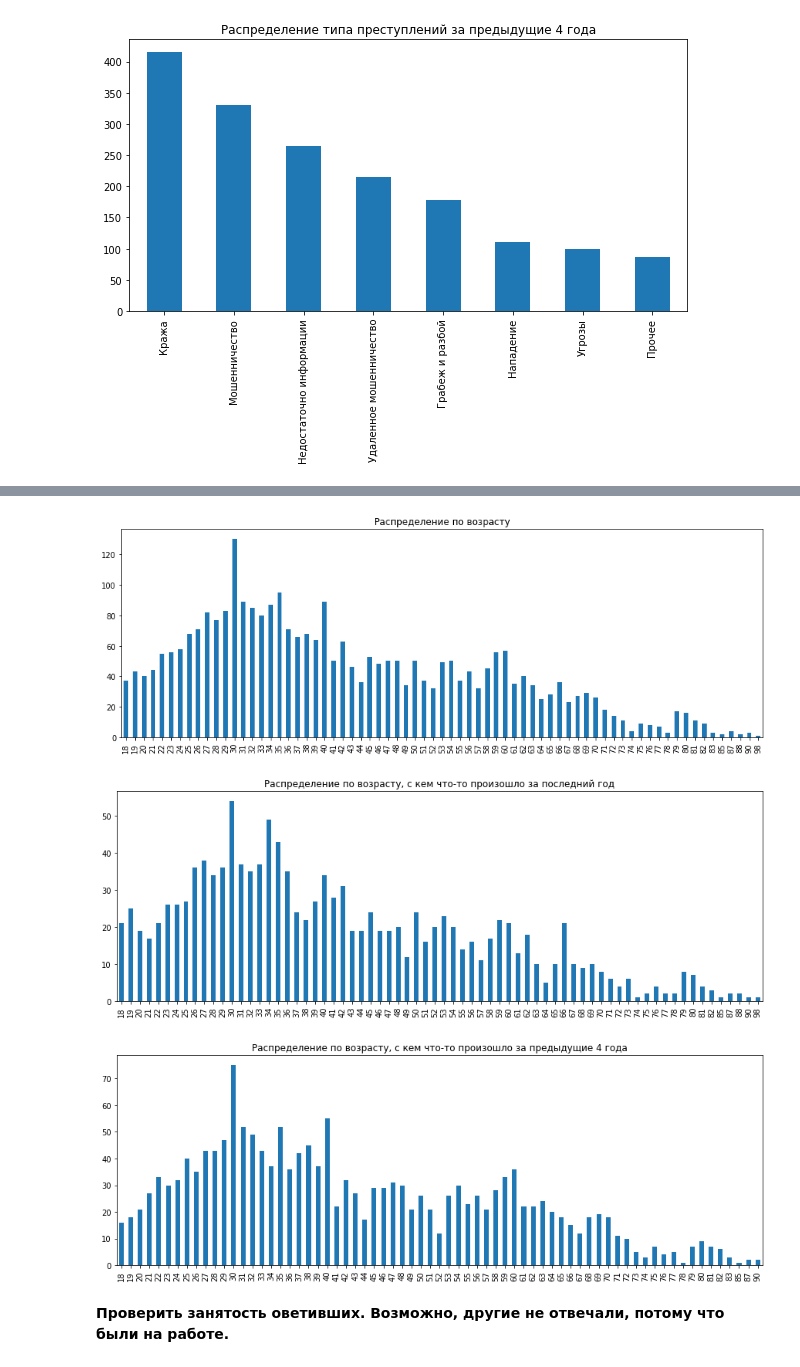
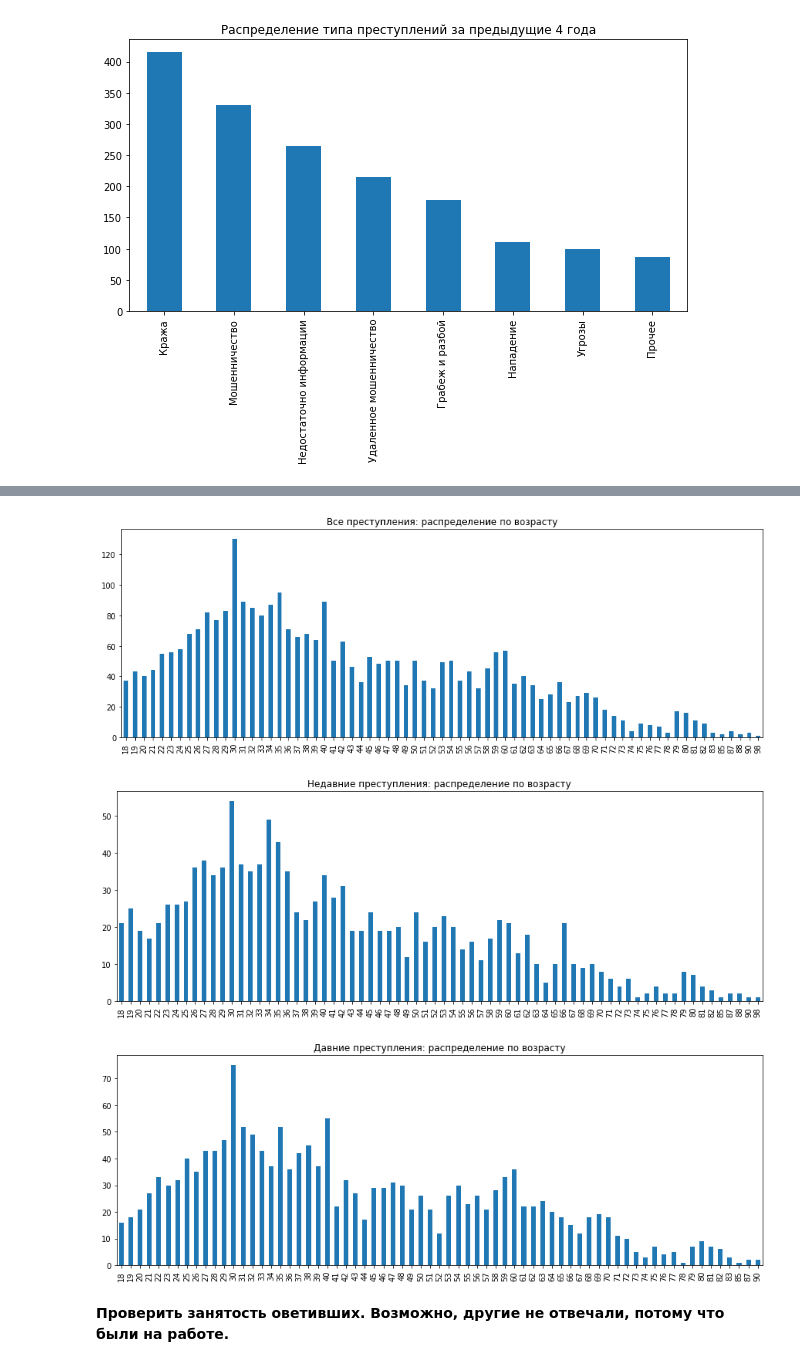
Before and after one commit to IavorskaiaMariia/pzad_2019, a Jupyter notebook: russian_crime/eda.ipynb, the cells around one changed output, grey strips where cells are left out. Drawn from its saved outputs; the diff is of its cells as text; code cells hidden in the pictures.

```diff
--- a/russian_crime/eda.ipynb
+++ b/russian_crime/eda.ipynb
@@ -423,24 +476,24 @@ plt.show()
 # %%
 ax = group_yes.Q2.value_counts().sort_index().plot(kind='bar', figsize=(15, 5))
-ax.set_title('Распределение по возрасту')
+ax.set_title('Все преступления: распределение по возрасту')
 
 plt.show()
 # %% [output]
-[figure, old version]
+[figure, new version]
 # %%
 ax = group_year.Q2.value_counts().sort_index().plot(kind='bar', figsize=(15, 5))
-ax.set_title('Распределение по возрасту, с кем что-то произошло за последний год')
+ax.set_title('Недавние преступления: распределение по возрасту')
 
 plt.show()
 # %% [output]
-[figure, old version]
+[figure, new version]
 # %%
 ax = group_5years.Q2.value_counts().sort_index().plot(kind='bar', figsize=(15, 5))
-ax.set_title('Распределение по возрасту, с кем что-то произошло за предыдущие 4 года')
+ax.set_title('Давние преступления: распределение по возрасту')
 
 plt.show()
 # %% [output]
-[figure, old version]
+[figure, new version]
 # %% [markdown]
 <b>Проверить занятость оветивших. Возможно, другие не отвечали, потому что были на работе.</b>
 # %%
```
Also changed, not shown: parts of 22 cells of this notebook.
